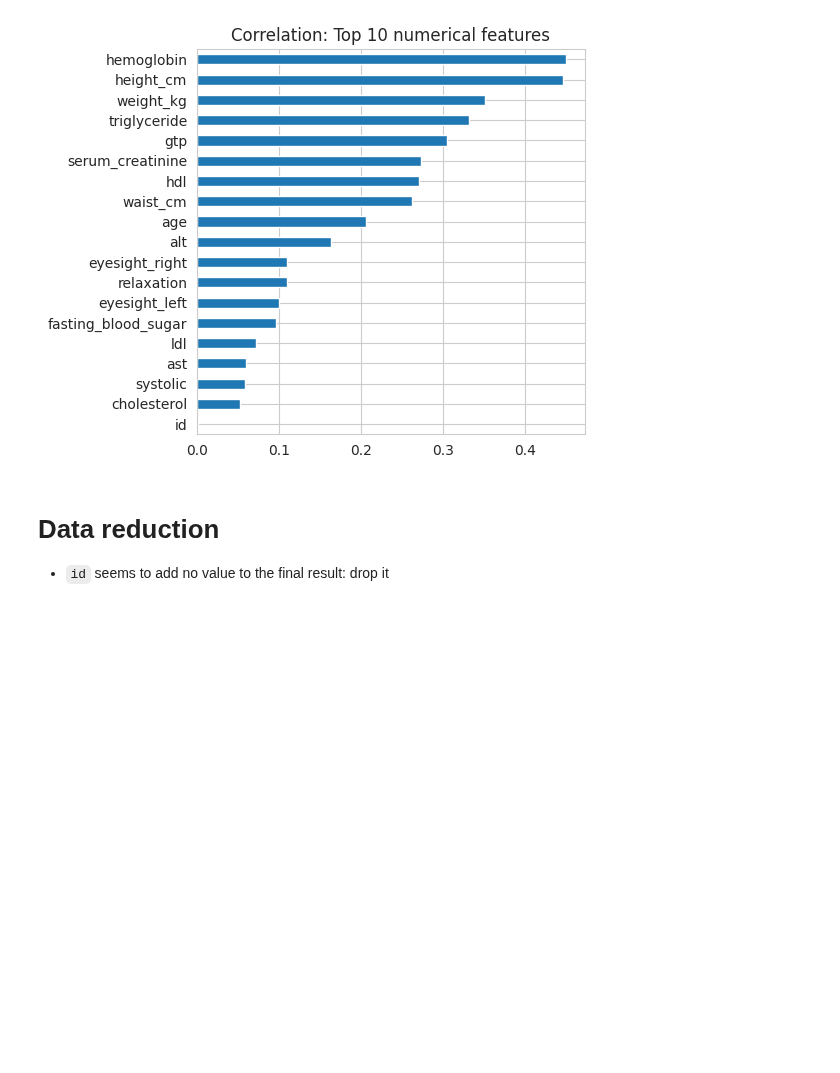
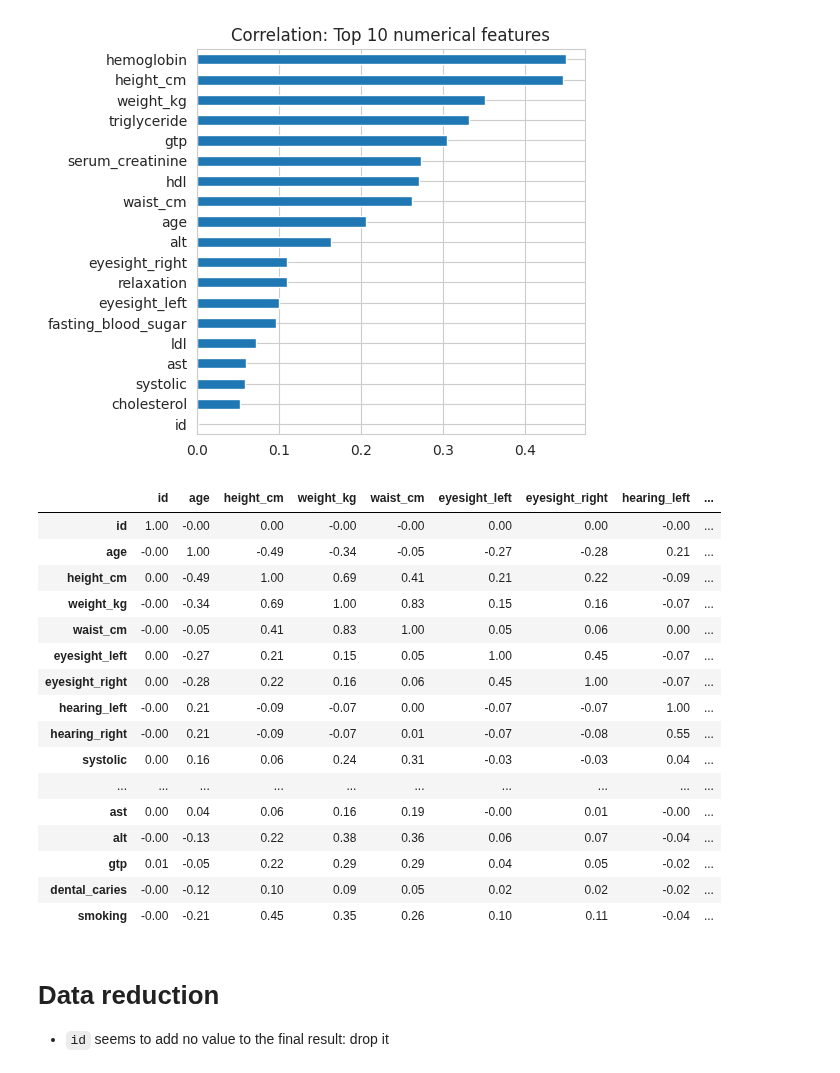
Before and after one commit to abhirup-ghosh/kaggle, a Jupyter notebook: smoker-classifier-using-bio-signals.ipynb, the cells around one changed output. Saved outputs shown, nothing was run; the diff lists cells and outputs as text; code cells hidden in the pictures; blank space fills up the shorter version.

```diff
--- a/smoker-classifier-using-bio-signals.ipynb
+++ b/smoker-classifier-using-bio-signals.ipynb
@@ -373,6 +373,26 @@ id                     0.000632
 dtype: float64
 Text(0.5, 1.0, 'Correlation: Top 10 numerical features')
 [figure]
+# %%
+df_train.corr().style.background_gradient(cmap='coolwarm').format(precision=2)
+# %% [output]
+|  | id | age | height_cm | weight_kg | waist_cm | eyesight_left | eyesight_right | hearing_left | ... |
+| id | 1.00 | -0.00 | 0.00 | -0.00 | -0.00 | 0.00 | 0.00 | -0.00 | ... |
+| age | -0.00 | 1.00 | -0.49 | -0.34 | -0.05 | -0.27 | -0.28 | 0.21 | ... |
+| height_cm | 0.00 | -0.49 | 1.00 | 0.69 | 0.41 | 0.21 | 0.22 | -0.09 | ... |
+| weight_kg | -0.00 | -0.34 | 0.69 | 1.00 | 0.83 | 0.15 | 0.16 | -0.07 | ... |
+| waist_cm | -0.00 | -0.05 | 0.41 | 0.83 | 1.00 | 0.05 | 0.06 | 0.00 | ... |
+| eyesight_left | 0.00 | -0.27 | 0.21 | 0.15 | 0.05 | 1.00 | 0.45 | -0.07 | ... |
+| eyesight_right | 0.00 | -0.28 | 0.22 | 0.16 | 0.06 | 0.45 | 1.00 | -0.07 | ... |
+| hearing_left | -0.00 | 0.21 | -0.09 | -0.07 | 0.00 | -0.07 | -0.07 | 1.00 | ... |
+| hearing_right | -0.00 | 0.21 | -0.09 | -0.07 | 0.01 | -0.07 | -0.08 | 0.55 | ... |
+| systolic | 0.00 | 0.16 | 0.06 | 0.24 | 0.31 | -0.03 | -0.03 | 0.04 | ... |
+| ... | ... | ... | ... | ... | ... | ... | ... | ... | ... |
+| ast | 0.00 | 0.04 | 0.06 | 0.16 | 0.19 | -0.00 | 0.01 | -0.00 | ... |
+| alt | -0.00 | -0.13 | 0.22 | 0.38 | 0.36 | 0.06 | 0.07 | -0.04 | ... |
+| gtp | 0.01 | -0.05 | 0.22 | 0.29 | 0.29 | 0.04 | 0.05 | -0.02 | ... |
+| dental_caries | -0.00 | -0.12 | 0.10 | 0.09 | 0.05 | 0.02 | 0.02 | -0.02 | ... |
+| smoking | -0.00 | -0.21 | 0.45 | 0.35 | 0.26 | 0.10 | 0.11 | -0.04 | ... |
 # %% [markdown]
 # Data reduction
 * `id` seems to add no value to the final result: drop it
```
Also changed, not shown: parts of 1 cell of this notebook.
